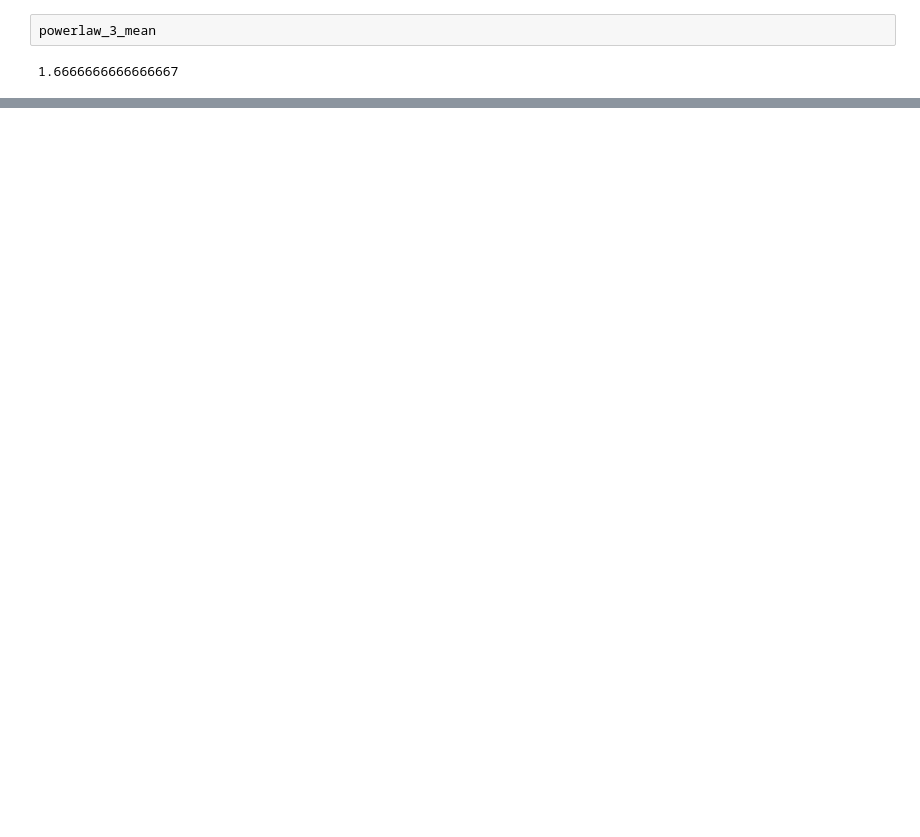
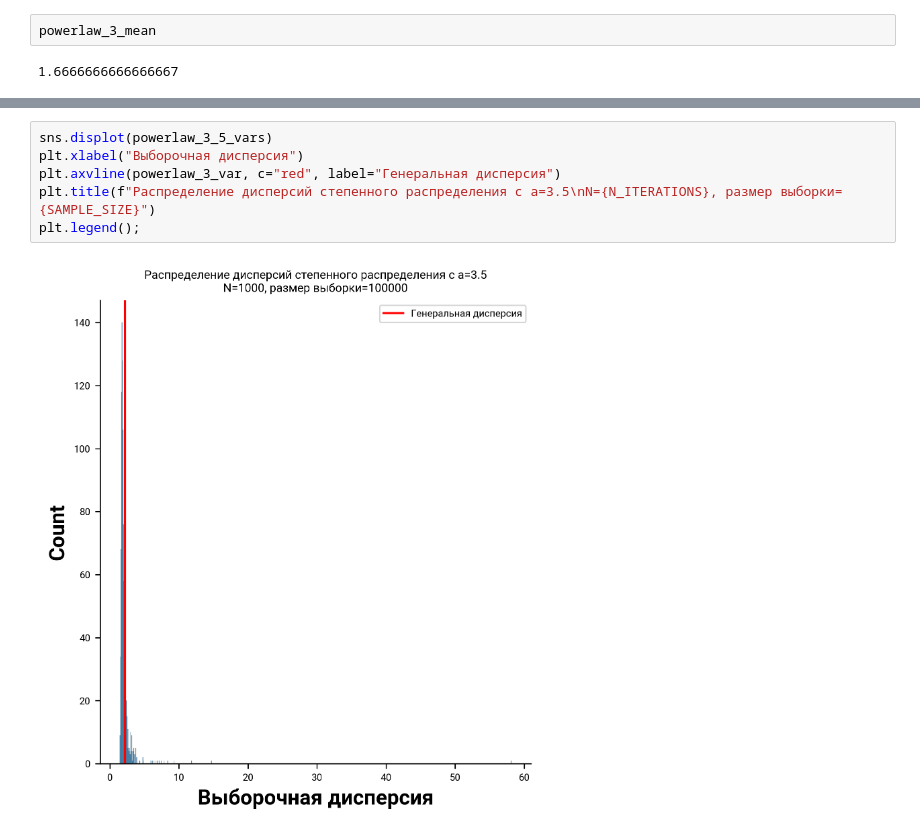
Before and after one commit to VladimirShitov/network_theory_course, a Jupyter notebook: Figures.ipynb, the cells around one changed output, grey strips where cells are left out. Drawn from its saved outputs; the diff is of its cells as text; blank space fills up the shorter version.

```diff
--- a/Figures.ipynb
+++ b/Figures.ipynb
@@ -224,0 +271,8 @@ np.mean(powerlaw_var_mean_means[-100: ])
+# %%
+sns.displot(powerlaw_3_5_vars)
+plt.xlabel("Выборочная дисперсия")
+plt.axvline(powerlaw_3_var, c="red", label="Генеральная дисперсия")
+plt.title(f"Распределение дисперсий степенного распределения с a=3.5\nN={N_ITERATIONS}, размер выборки={SAMPLE_SIZE}")
+plt.legend();
+# %% [output]
+[figure, added]
```
Also changed, not shown: parts of 17 cells of this notebook.
